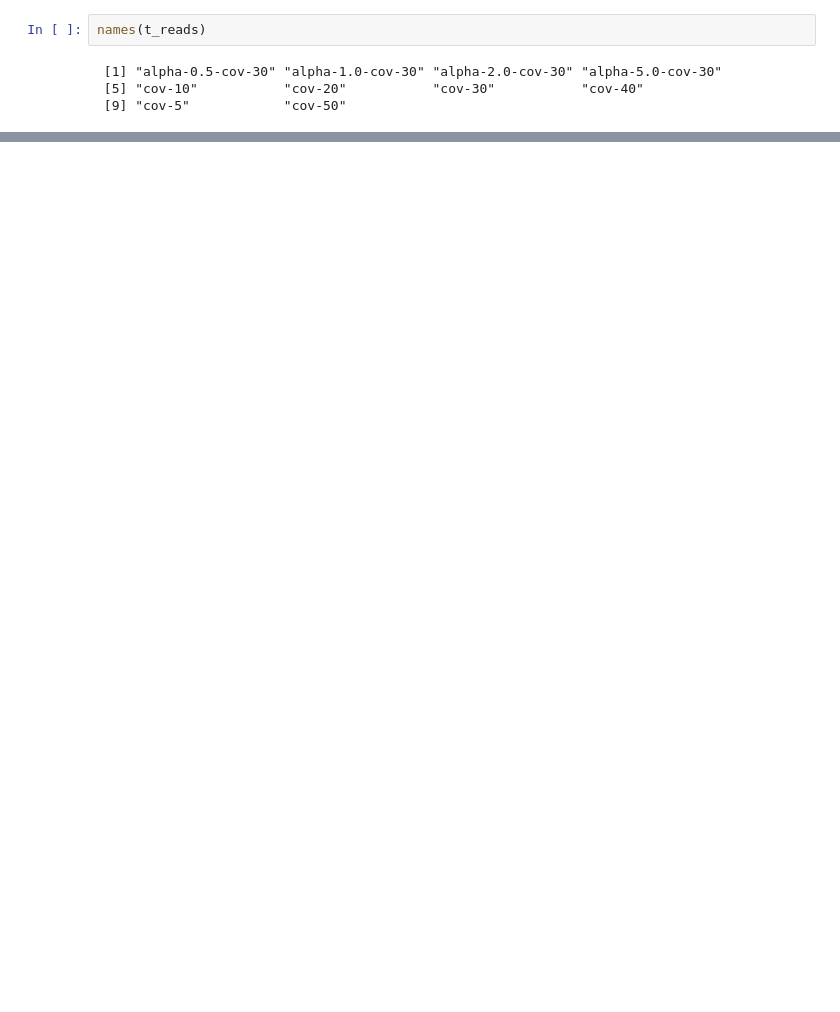
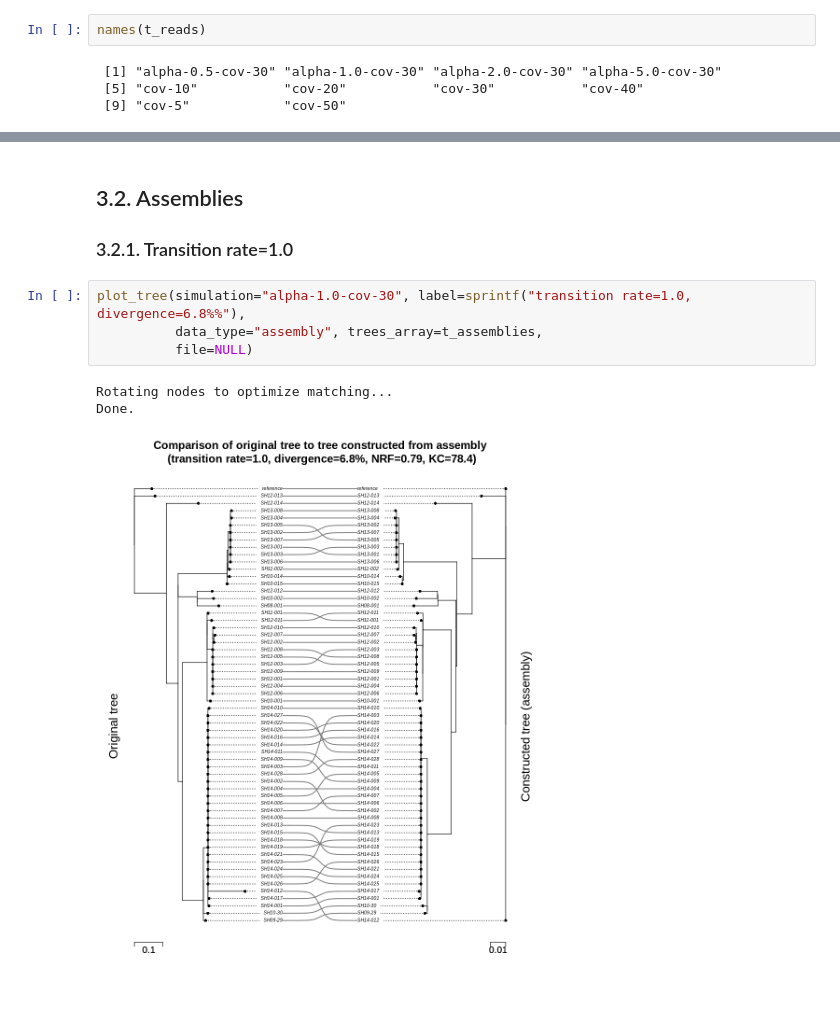
Before and after one commit to apetkau/genomics-data-index-evaluation-manuscript, a Jupyter notebook: evaluations/simulation/6-compare-trees.ipynb, the cells around one changed output, grey strips where cells are left out. Cells and saved outputs as stored; diff of their text form; blank space fills up the shorter version.

```diff
--- a/evaluations/simulation/6-compare-trees.ipynb
+++ b/evaluations/simulation/6-compare-trees.ipynb
@@ -230,0 +217,12 @@ png
+# %% [markdown]
+## 3.2. Assemblies
+
+### 3.2.1. Transition rate=1.0
+# %%
+plot_tree(simulation="alpha-1.0-cov-30", label=sprintf("transition rate=1.0, divergence=6.8%%"),
+          data_type="assembly", trees_array=t_assemblies,
+          file=NULL)
+# %% [output]
+Rotating nodes to optimize matching...
+Done.
+[figure, added]
```
Also changed, not shown: parts of 13 cells of this notebook.
